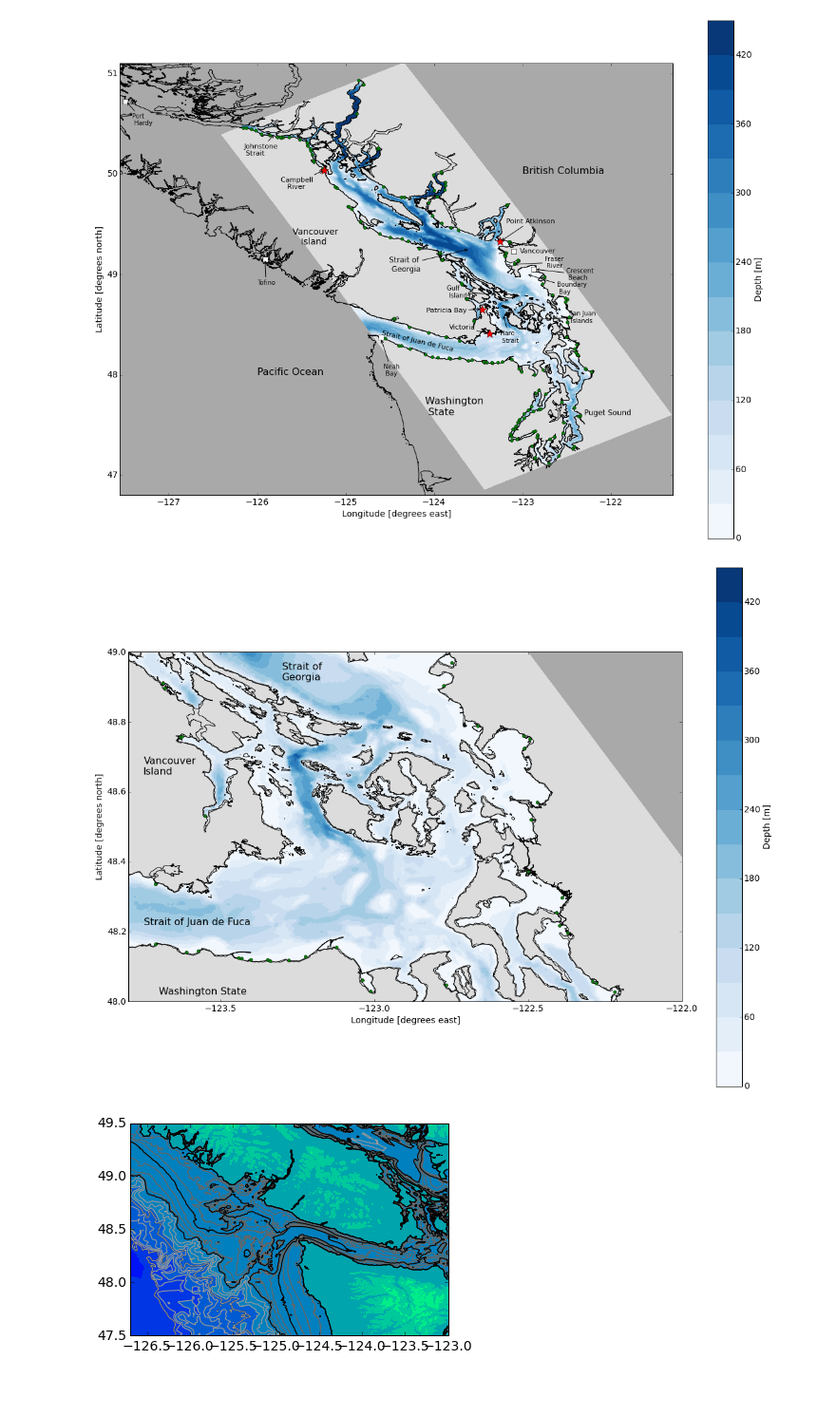
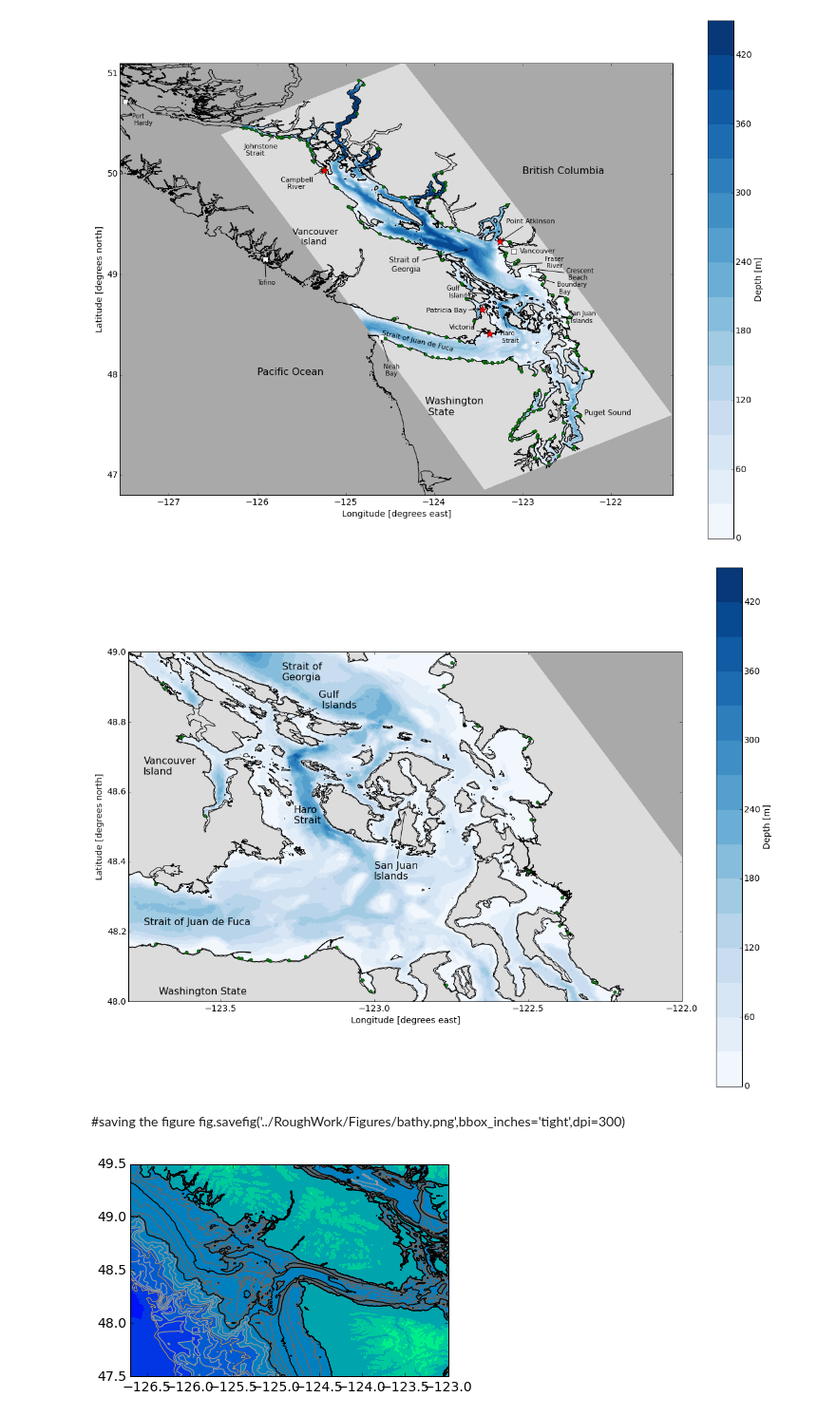
Before and after one commit to SalishSeaCast/storm-surge, a Jupyter notebook: FigureScripts/bathyImage.ipynb, the cells around one changed output. Shown at 95% size. Drawn from its saved outputs; the diff is of its cells as text; code cells hidden in the pictures; blank space fills up the shorter version.

```diff
--- a/FigureScripts/bathyImage.ipynb
+++ b/FigureScripts/bathyImage.ipynb
@@ -218,31 +218,36 @@ fig.show()
 # %%
 cmap = plt.get_cmap('Blues')
 cmap.set_bad('gainsboro')
 bbox={'facecolor':'white', 'alpha':0.8, 'lw':0}
 
 fig, axs = plt.subplots(1, 1, figsize=(20,15)) #(12,9)
 ax3=axs
 g = 'map'
 draw_coast(ax3)
 draw_bathy(ax3,g)
 draw_rivers(ax3,g)
 #draw_storms(ax3,g)
 
 ax3.set_ylabel('{latitude.long_name} [{latitude.units}]'.format(latitude=lats))
 ax3.set_xlabel('{longitude.long_name} [{longitude.units}]'.format(longitude=lons))
 ax3.set_xlim([-123.8, -122])
 ax3.set_ylim([48, 49])
 
 ax3.text(-123.7, 48.02, 'Washington State', fontsize=16)
 ax3.text(-123.75, 48.65, 'Vancouver\nIsland', fontsize=16)
 ax3.text(-123.75, 48.22, 'Strait of Juan de Fuca',fontsize=16)
 ax3.text(-123.3, 48.92, 'Strait of \nGeorgia', fontsize=16)
+ax3.text(-123.26, 48.51, 'Haro\nStrait', fontsize=16)
+ax3.annotate('San Juan\nIslands', xy=(-122.9,48.55), xytext = (-123, 48.35),textcoords = 'data',
+                    arrowprops = dict(arrowstyle = '->', connectionstyle = 'arc3,rad=0'),fontsize=16)
+ax3.annotate('Gulf \n Islands', xy=(-123.3,48.8), xytext = (-123.18,48.84),textcoords = 'data',
+                    arrowprops = dict(arrowstyle = '->', connectionstyle = 'arc3,rad=0'),fontsize=16)
 
 #font = {'size'   :14}
 
 #plt.rc('font', **font)
 
 ax3.set_axis_bgcolor('darkgray')
 fig.show()
 # %% [output]
-[figure, old version]
+[figure, new version]
@@ -252,3 +254,6 @@ fig.savefig('../RoughWork/Figures/bathy.png',bbox_inches='tight',dpi=300)
+# %% [markdown]
+#saving the figure
+fig.savefig('../RoughWork/Figures/bathy.png',bbox_inches='tight',dpi=300)
 # %%
 # function from Jody Klymak
 def plotTopo():
```
Also changed, not shown: parts of 1 cell of this notebook.
